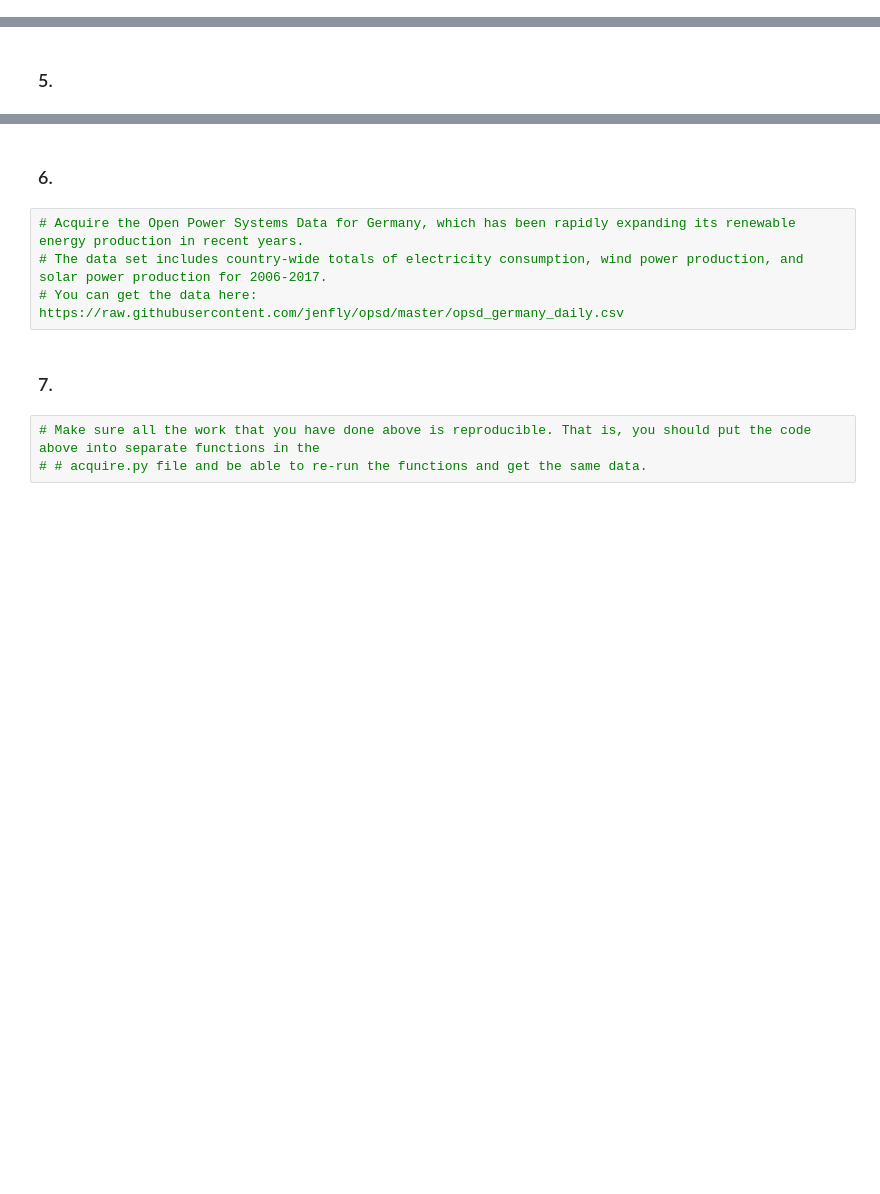
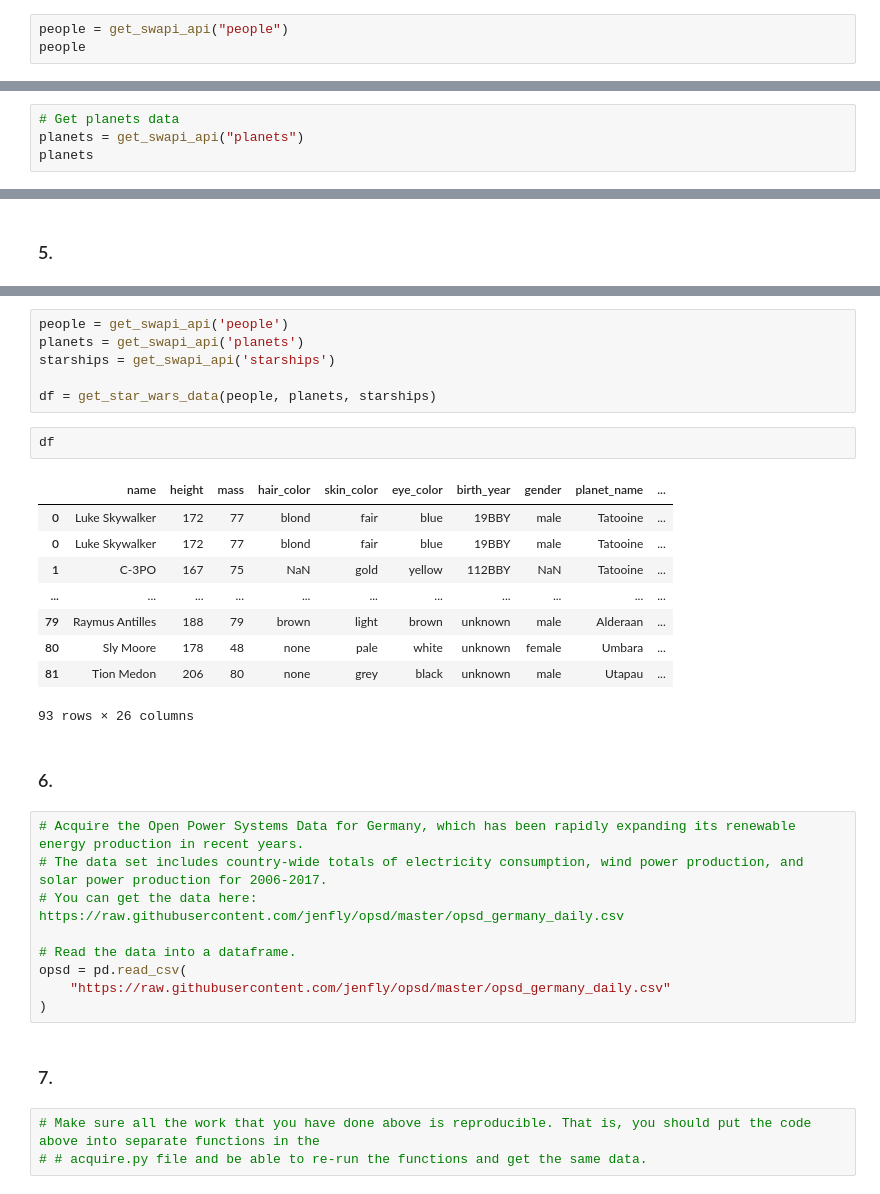
Before and after one commit to Zacharia-Schmitz/time-series-exercises, a Jupyter notebook: acquire & overview.ipynb, the cells around one changed output, grey strips where cells are left out. Cells and saved outputs as stored; diff of their text form; blank space fills up the shorter version.

```diff
--- a/acquire & overview.ipynb
+++ b/acquire & overview.ipynb
@@ -49,2 +50,5 @@ people
+# %%
+people = get_swapi_api("people")
+people
 # %% [markdown]
 ### 2.
@@ -52,0 +55,4 @@ people
+# %%
+# Get planets data
+planets = get_swapi_api("planets")
+planets
@@ -65,9 +156,32 @@ people
+# %%
+people = get_swapi_api('people')
+planets = get_swapi_api('planets')
+starships = get_swapi_api('starships')
+
+df = get_star_wars_data(people, planets, starships)
+# %%
+df
+# %% [output]
+|  | name | height | mass | hair_color | skin_color | eye_color | birth_year | gender | planet_name | ... |
+| 0 | Luke Skywalker | 172 | 77 | blond | fair | blue | 19BBY | male | Tatooine | ... |
+| 0 | Luke Skywalker | 172 | 77 | blond | fair | blue | 19BBY | male | Tatooine | ... |
+| 1 | C-3PO | 167 | 75 | NaN | gold | yellow | 112BBY | NaN | Tatooine | ... |
+| ... | ... | ... | ... | ... | ... | ... | ... | ... | ... | ... |
+| 79 | Raymus Antilles | 188 | 79 | brown | light | brown | unknown | male | Alderaan | ... |
+| 80 | Sly Moore | 178 | 48 | none | pale | white | unknown | female | Umbara | ... |
+| 81 | Tion Medon | 206 | 80 | none | grey | black | unknown | male | Utapau | ... |
+93 rows × 26 columns
 # %% [markdown]
 ### 6.
 # %%
 # Acquire the Open Power Systems Data for Germany, which has been rapidly expanding its renewable energy production in recent years.
 # The data set includes country-wide totals of electricity consumption, wind power production, and solar power production for 2006-2017.
 # You can get the data here: https://raw.githubusercontent.com/jenfly/opsd/master/opsd_germany_daily.csv
+
+# Read the data into a dataframe.
+opsd = pd.read_csv(
+    "https://raw.githubusercontent.com/jenfly/opsd/master/opsd_germany_daily.csv"
+)
 # %% [markdown]
 
 ### 7.
```
Also changed, not shown: parts of 25 cells of this notebook, 1 other file.
